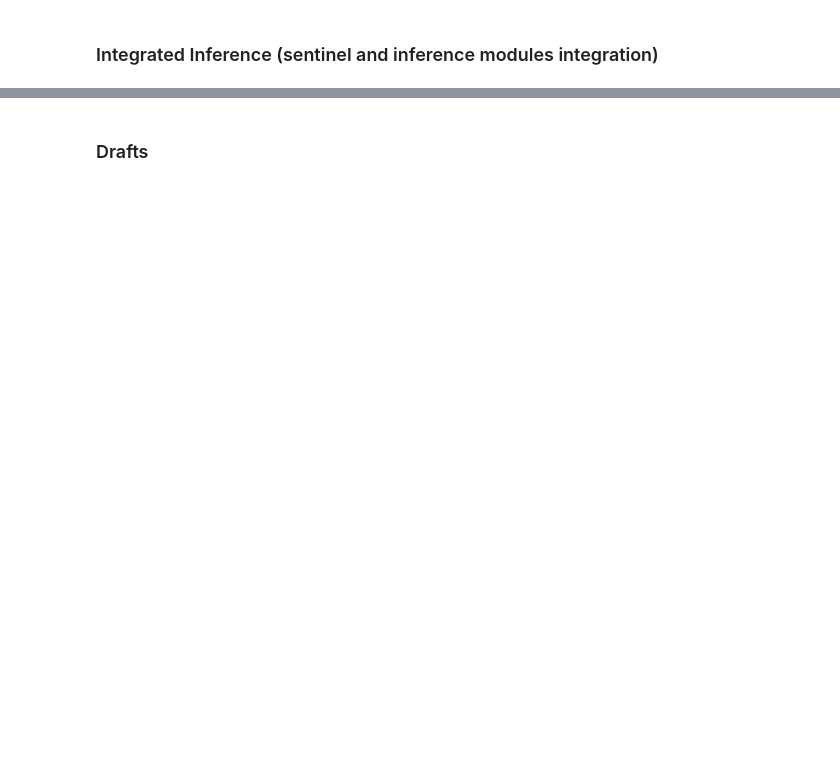
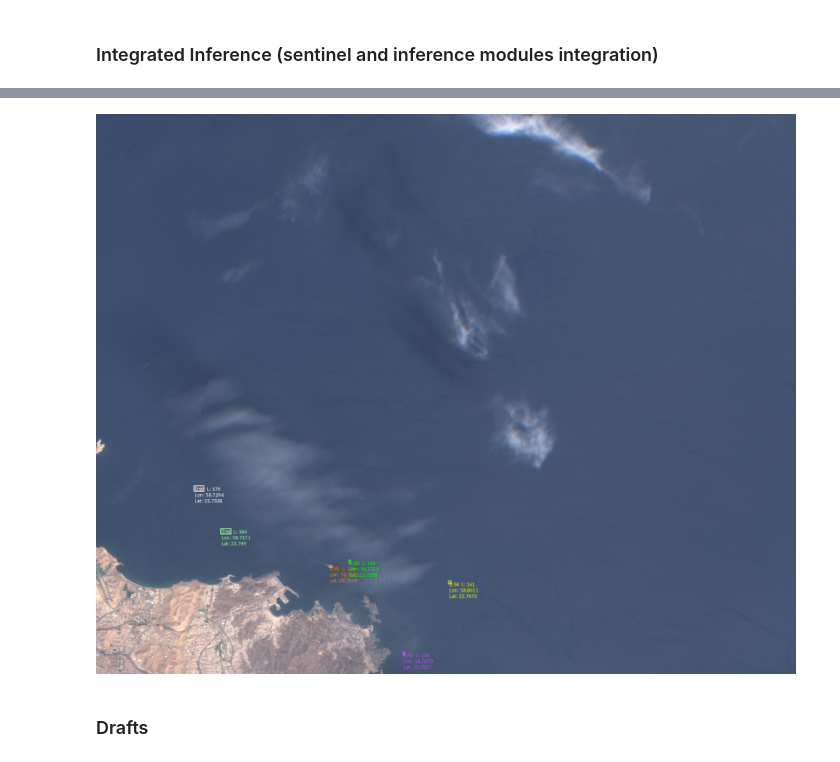
Before and after one commit to FarshadAmiri/Sat_object_detection, a Jupyter notebook: Instruction-sentinel_api.ipynb, the cells around one changed output, grey strips where cells are left out. Saved outputs shown, nothing was run; the diff lists cells and outputs as text; code cells hidden in the pictures; blank space fills up the shorter version.

```diff
--- a/Instruction-sentinel_api.ipynb
+++ b/Instruction-sentinel_api.ipynb
@@ -76,0 +84,17 @@ img_array, final_image = sentinel_territory(bbox_coords, timeline, config, data_
+# %%
+from inference_modular import ship_detection
+from PIL import Image
+# images_path = r"D:\NLP 1\Sat_object_detection\inference_images"
+# images_path = r"D:\NLP 1\Sat_object_detection\debug_images_2\e7e24507a.jpg"
+# images_path = r"D:\NLP 1\Sat_object_detection\sentinel-concat\2023-07-05_2023-09-25-[58.5, 23.6, 58.7, 23.8]-res5-(2500, 2500)-mostRecent-sentinel-2-l1c-maxcc0.8.jpg"
+# images_path = r"D:\NLP 1\Sat_object_detection\sentinel-concat\2023-07-05_2023-09-25-[58.7, 23.6, 58.9, 23.8]-res5-(2500, 2500)-mostRecent-sentinel-2-l1c-maxcc0.8.jpg"
+images_path = r"D:\NLP 1\Sat_object_detection\sentinel-concat\2023-07-05_2023-09-25-[58.5, 23.6, 58.7, 23.8]-res5-(2500, 2500)-mostRecent-sentinel-2-l1c-maxcc0.8.jpg"
+img = Image.open(images_path)
+bbox_coords = [58.7, 23.6, 58.9, 23.8]
+
+result_pred = ship_detection(images=img, bbox_coord_wgs84=bbox_coords, annotations=["score", "length", "coord"], nms_iou_threshold=0.15, scale_down_factor= 7,
+                        adaptive_scale_down_parameters = {'a': 0.3, 'b': 1, 'threshold': 1.5}, confidence_threshold=0.85, sahi_overlap_ratio=0.05,
+                        output_annotated_image=True, save_annotated_image=False, output_original_image=True
+                        # , output_dir=r"D:\NLP 1\Sat_object_detection\sentinel-concat",
+                        # output_name="prediction", annotation_font_size=12, annotation_font=r"calibri.ttf", annotation_bbox_width=1,
+                        )
@@ -76,0 +146,5 @@ img_array, final_image = sentinel_territory(bbox_coords, timeline, config, data_
+# %%
+# result_pred["original_image"]
+result_pred["annotated_image"]
+# %% [output]
+[figure, added]
```
Also changed, not shown: parts of 7 cells of this notebook, 4 other files.
